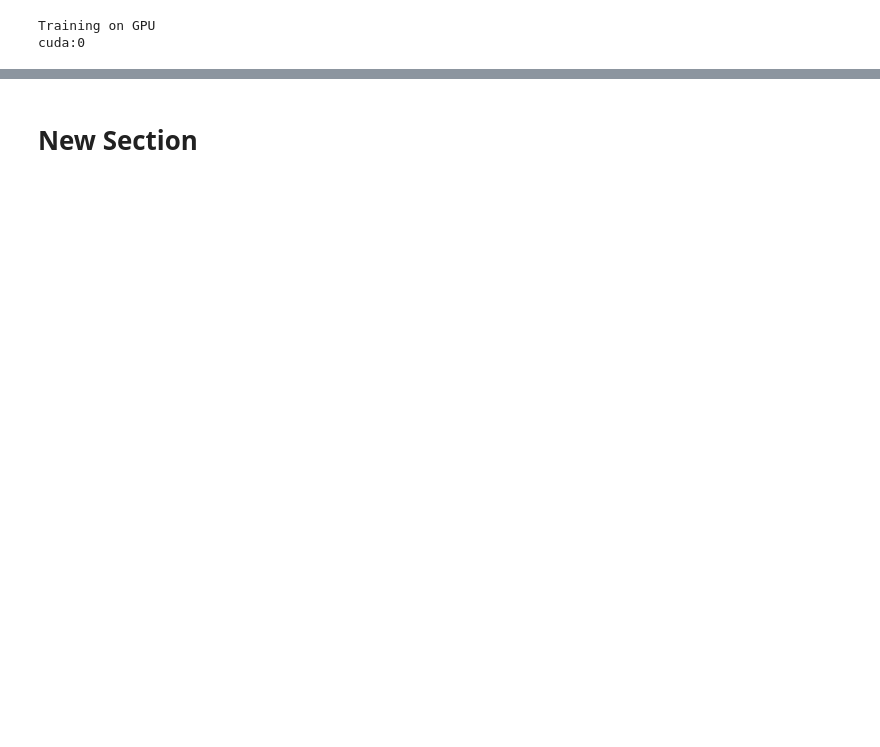
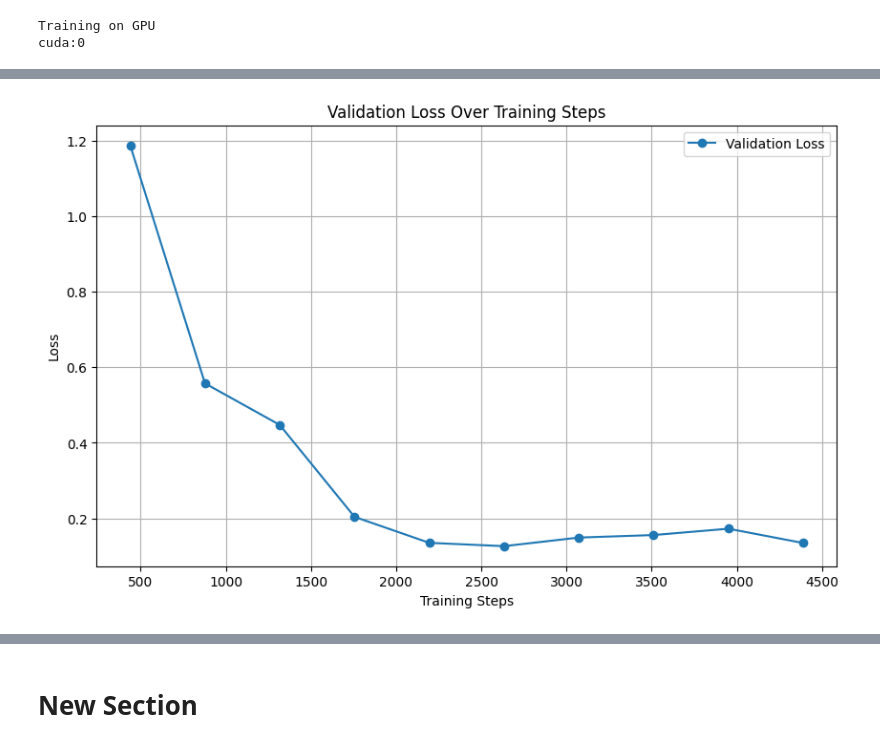
Before and after one commit to demekeendalie/Fine-tuning-bert-model-for-amharic-news-classification, a Jupyter notebook: Amharic_news_classification.ipynb, the cells around one changed output, grey strips where cells are left out. Cells and saved outputs as stored; diff of their text form; code cells hidden in the pictures; blank space fills up the shorter version.

```diff
--- a/Amharic_news_classification.ipynb
+++ b/Amharic_news_classification.ipynb
@@ -78,6 +63,6 @@ del merge['category']
 # %%
 # mixing each categories and thier labels
-dataframe=merge.sample(frac=1)
+dataframe=dataframe.sample(frac=1)
 # %%
 dataframe['word_len'] = dataframe['articles'].str.split().str.len()
 print(dataframe['word_len'].mean())
@@ -501,0 +552,31 @@ classifier("የቱርክ እግር ኳስ ፌዴሬሽን ሰኞ ዕለት አ
+# %%
+# Extract eval_loss and corresponding steps
+eval_losses = []
+steps = []
+
+for log in trainer.state.log_history:
+    if 'eval_loss' in log:
+        eval_losses.append(log['eval_loss'])
+        steps.append(log['step'])  # Assuming 'step' contains the training step number
+
+# Check if we have data to plot
+if not eval_losses:
+    print("No evaluation losses found.")
+else:
+    # Create the plot
+    plt.figure(figsize=(10, 6))
+
+    # Plot eval_loss against steps
+    plt.plot(steps, eval_losses, marker='o', label='Validation Loss')
+
+    # Customize the plot
+    plt.xlabel('Training Steps')
+    plt.ylabel('Loss')
+    plt.title('Validation Loss Over Training Steps')
+    plt.legend()
+    plt.grid(True)
+
+    # Display the plot
+    plt.show()
+# %% [output]
+[figure, added]
```
Also changed, not shown: parts of 37 cells of this notebook.
